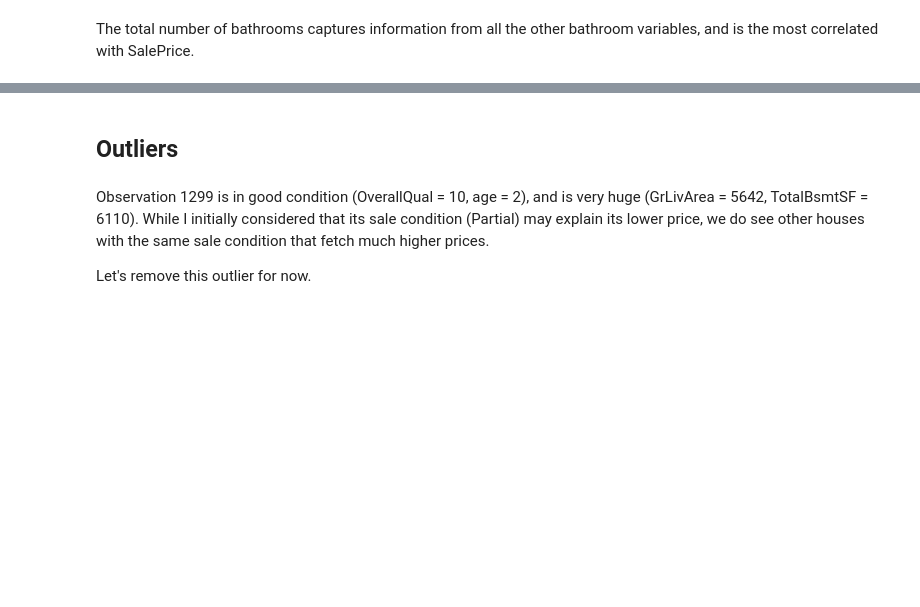
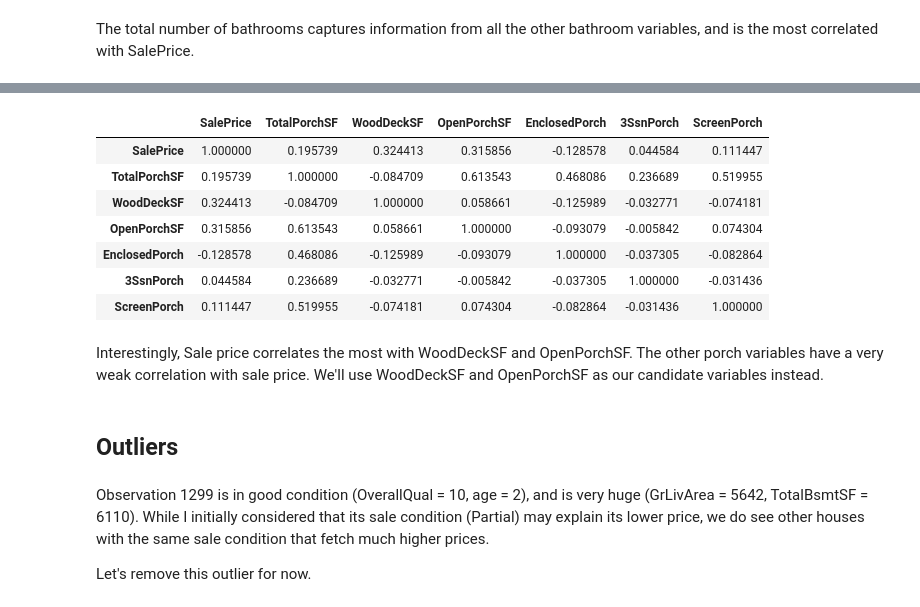
Before and after one commit to caffeinatedwoof/kaggle_predict_housing_prices, a Jupyter notebook: eda.ipynb, the cells around one changed output, grey strips where cells are left out. Saved outputs shown, nothing was run; the diff lists cells and outputs as text; code cells hidden in the pictures; blank space fills up the shorter version.

Commit message:
porch variables

```diff
--- a/eda.ipynb
+++ b/eda.ipynb
@@ -689,3 +598,20 @@ The total number of bathrooms captures information from all the other bathroom v
+# %%
+train['TotalPorchSF'] = train['OpenPorchSF'] + train['EnclosedPorch'] + train['3SsnPorch'] + train['ScreenPorch']
+# %%
+porch_vars = ['TotalPorchSF', 'WoodDeckSF', 'OpenPorchSF', 'EnclosedPorch', '3SsnPorch', 'ScreenPorch']
+# %%
+pd.concat([train['SalePrice'], train[porch_vars]], axis=1).corr()
+# %% [output]
+|  | SalePrice | TotalPorchSF | WoodDeckSF | OpenPorchSF | EnclosedPorch | 3SsnPorch | ScreenPorch |
+| SalePrice | 1.000000 | 0.195739 | 0.324413 | 0.315856 | -0.128578 | 0.044584 | 0.111447 |
+| TotalPorchSF | 0.195739 | 1.000000 | -0.084709 | 0.613543 | 0.468086 | 0.236689 | 0.519955 |
+| WoodDeckSF | 0.324413 | -0.084709 | 1.000000 | 0.058661 | -0.125989 | -0.032771 | -0.074181 |
+| OpenPorchSF | 0.315856 | 0.613543 | 0.058661 | 1.000000 | -0.093079 | -0.005842 | 0.074304 |
+| EnclosedPorch | -0.128578 | 0.468086 | -0.125989 | -0.093079 | 1.000000 | -0.037305 | -0.082864 |
+| 3SsnPorch | 0.044584 | 0.236689 | -0.032771 | -0.005842 | -0.037305 | 1.000000 | -0.031436 |
+| ScreenPorch | 0.111447 | 0.519955 | -0.074181 | 0.074304 | -0.082864 | -0.031436 | 1.000000 |
+# %% [markdown]
+Interestingly, Sale price correlates the most with WoodDeckSF and OpenPorchSF. The other porch variables have a very weak correlation with sale price. We'll use WoodDeckSF and OpenPorchSF as our candidate variables instead.
 # %% [markdown]
 ## Outliers ##
 # %%
```
Also changed, not shown: parts of 34 cells of this notebook, 10 other files.
